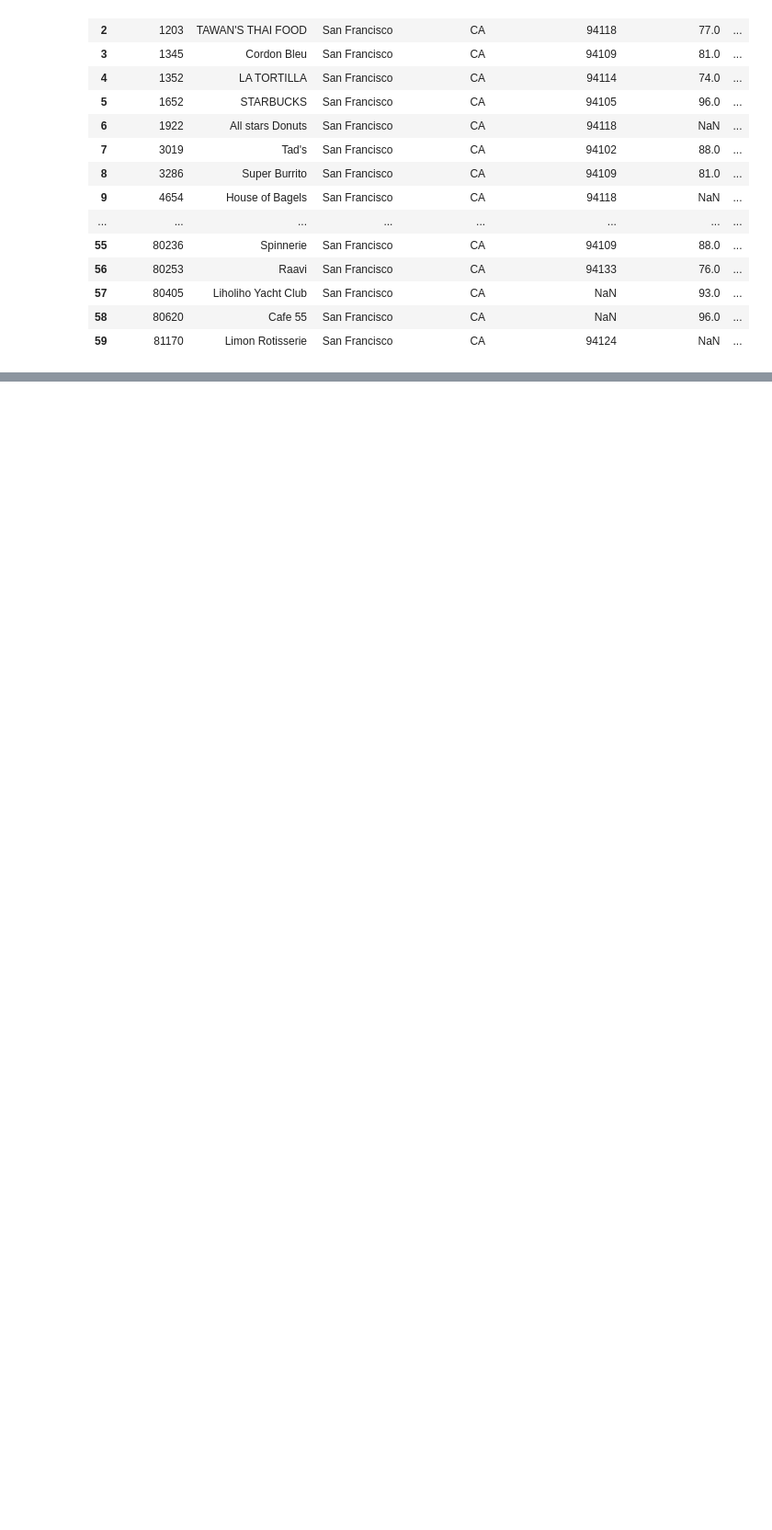
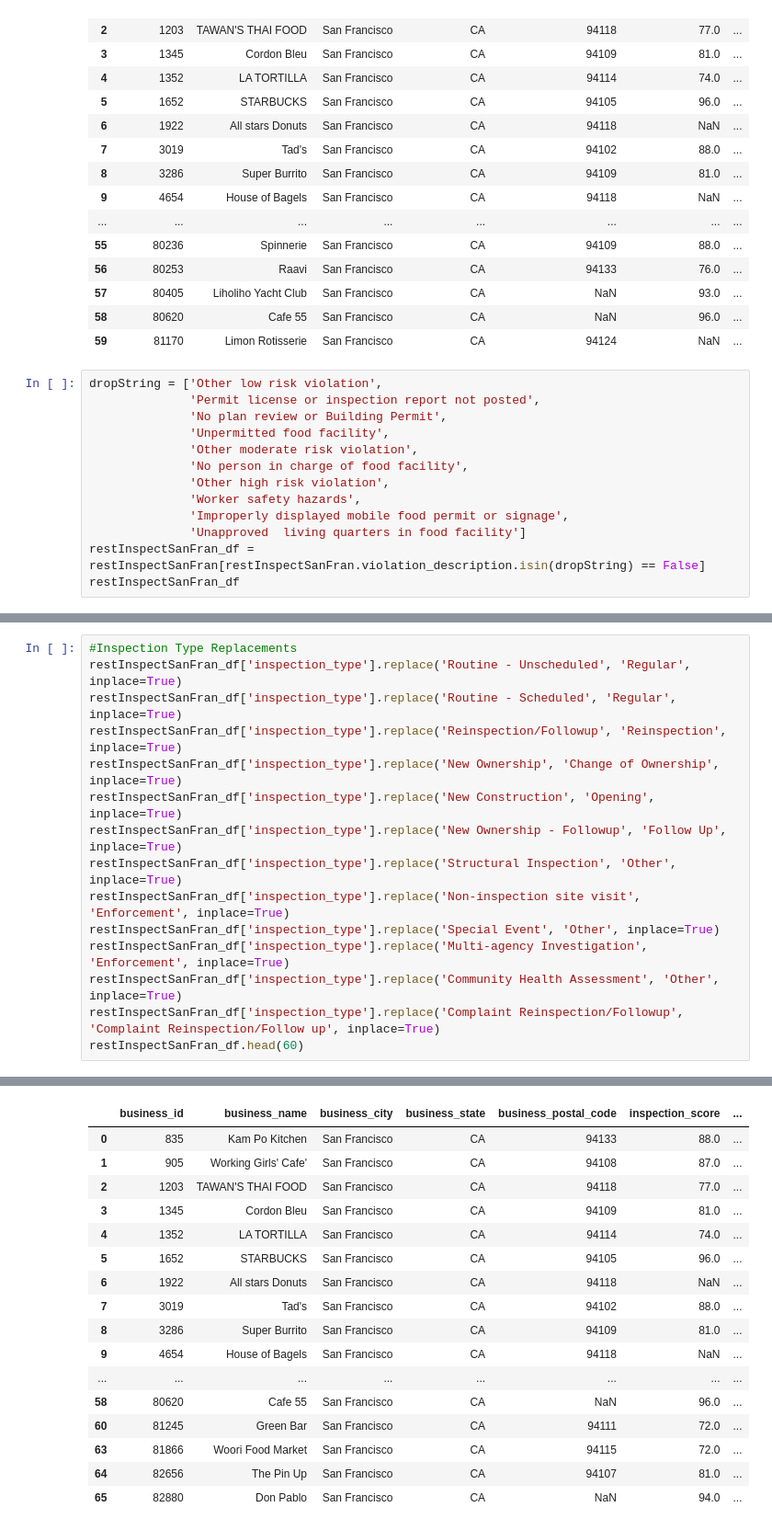
Before and after one commit to jrthompson25/Capstone-Project, a Jupyter notebook: Notebooks/capstone_restaurant_inspections_sanfran.ipynb, the cells around one changed output, grey strips where cells are left out. Shown: that part at 92% size. Saved outputs shown, nothing was run; the diff lists cells and outputs as text; blank space fills up the shorter version.

```diff
--- a/Notebooks/capstone_restaurant_inspections_sanfran.ipynb
+++ b/Notebooks/capstone_restaurant_inspections_sanfran.ipynb
@@ -614,3 +609,16 @@ restInspectSanFran.head(60)
 | 57 | 80405 | Liholiho Yacht Club | San Francisco | CA | NaN | 93.0 | ... |
 | 58 | 80620 | Cafe 55 | San Francisco | CA | NaN | 96.0 | ... |
 | 59 | 81170 | Limon Rotisserie | San Francisco | CA | 94124 | NaN | ... |
+# %%
+dropString = ['Other low risk violation',
+              'Permit license or inspection report not posted',
+              'No plan review or Building Permit',
+              'Unpermitted food facility',
+              'Other moderate risk violation',
+              'No person in charge of food facility',
+              'Other high risk violation',
+              'Worker safety hazards',
+              'Improperly displayed mobile food permit or signage',
+              'Unapproved  living quarters in food facility']
+restInspectSanFran_df = restInspectSanFran[restInspectSanFran.violation_description.isin(dropString) == False]
+restInspectSanFran_df
@@ -616,0 +685,16 @@ restInspectSanFran.head(60)
+# %%
+#Inspection Type Replacements
+restInspectSanFran_df['inspection_type'].replace('Routine - Unscheduled', 'Regular', inplace=True)
+restInspectSanFran_df['inspection_type'].replace('Routine - Scheduled', 'Regular', inplace=True)
+restInspectSanFran_df['inspection_type'].replace('Reinspection/Followup', 'Reinspection', inplace=True)
+restInspectSanFran_df['inspection_type'].replace('New Ownership', 'Change of Ownership', inplace=True)
+restInspectSanFran_df['inspection_type'].replace('New Construction', 'Opening', inplace=True)
+restInspectSanFran_df['inspection_type'].replace('New Ownership - Followup', 'Follow Up', inplace=True)
+restInspectSanFran_df['inspection_type'].replace('Structural Inspection', 'Other', inplace=True)
+restInspectSanFran_df['inspection_type'].replace('Non-inspection site visit', 'Enforcement', inplace=True)
+restInspectSanFran_df['inspection_type'].replace('Special Event', 'Other', inplace=True)
+restInspectSanFran_df['inspection_type'].replace('Multi-agency Investigation', 'Enforcement', inplace=True)
+restInspectSanFran_df['inspection_type'].replace('Community Health Assessment', 'Other', inplace=True)
+restInspectSanFran_df['inspection_type'].replace('Complaint Reinspection/Followup', 'Complaint Reinspection/Follow up', inplace=True)
+restInspectSanFran_df.head(60)
+# %% [output]
@@ -616,0 +705,17 @@ restInspectSanFran.head(60)
+|  | business_id | business_name | business_city | business_state | business_postal_code | inspection_score | ... |
+| 0 | 835 | Kam Po Kitchen | San Francisco | CA | 94133 | 88.0 | ... |
+| 1 | 905 | Working Girls' Cafe' | San Francisco | CA | 94108 | 87.0 | ... |
+| 2 | 1203 | TAWAN'S THAI FOOD | San Francisco | CA | 94118 | 77.0 | ... |
+| 3 | 1345 | Cordon Bleu | San Francisco | CA | 94109 | 81.0 | ... |
+| 4 | 1352 | LA TORTILLA | San Francisco | CA | 94114 | 74.0 | ... |
+| 5 | 1652 | STARBUCKS | San Francisco | CA | 94105 | 96.0 | ... |
+| 6 | 1922 | All stars Donuts | San Francisco | CA | 94118 | NaN | ... |
+| 7 | 3019 | Tad's | San Francisco | CA | 94102 | 88.0 | ... |
+| 8 | 3286 | Super Burrito | San Francisco | CA | 94109 | 81.0 | ... |
+| 9 | 4654 | House of Bagels | San Francisco | CA | 94118 | NaN | ... |
+| ... | ... | ... | ... | ... | ... | ... | ... |
+| 58 | 80620 | Cafe 55 | San Francisco | CA | NaN | 96.0 | ... |
+| 60 | 81245 | Green Bar | San Francisco | CA | 94111 | 72.0 | ... |
+| 63 | 81866 | Woori Food Market | San Francisco | CA | 94115 | 72.0 | ... |
+| 64 | 82656 | The Pin Up | San Francisco | CA | 94107 | 81.0 | ... |
+| 65 | 82880 | Don Pablo | San Francisco | CA | NaN | 94.0 | ... |
```
Also changed, not shown: parts of 11 cells of this notebook.
